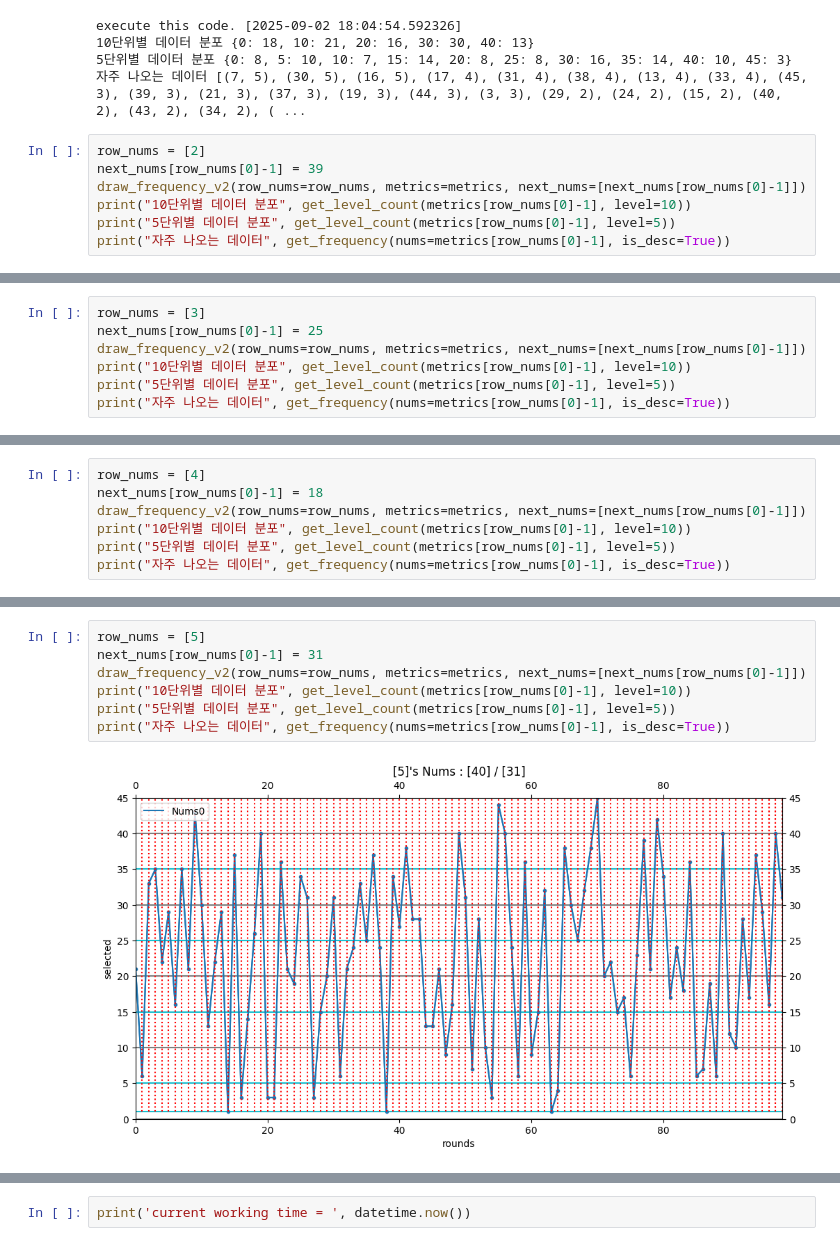
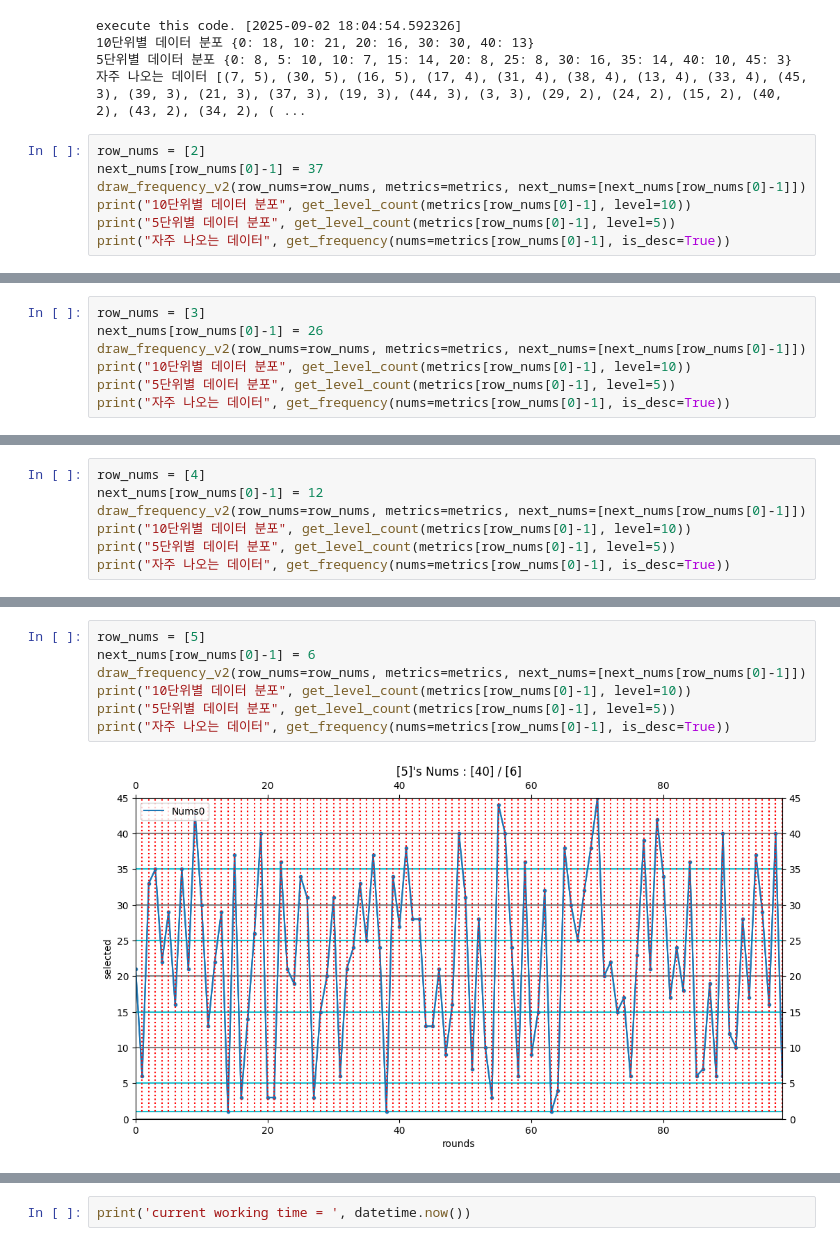
Before and after one commit to swhors/LSTM_Analyze, a Jupyter notebook: foresttrans/memo_re_0901_2.ipynb, the cells around one changed output, grey strips where cells are left out. Cells and saved outputs as stored; diff of their text form.

```diff
--- a/foresttrans/memo_re_0901_2.ipynb
+++ b/foresttrans/memo_re_0901_2.ipynb
@@ -333,7 +333,7 @@ execute this code. [2025-09-02 18:04:54.592326]
 자주 나오는 데이터 [(7, 5), (30, 5), (16, 5), (17, 4), (31, 4), (38, 4), (13, 4), (33, 4), (45, 3), (39, 3), (21, 3), (37, 3), (19, 3), (44, 3), (3, 3), (29, 2), (24, 2), (15, 2), (40, 2), (43, 2), (34, 2), ( ...
 # %%
 row_nums = [2]
-next_nums[row_nums[0]-1] = 39
+next_nums[row_nums[0]-1] = 37
 draw_frequency_v2(row_nums=row_nums, metrics=metrics, next_nums=[next_nums[row_nums[0]-1]])
 print("10단위별 데이터 분포", get_level_count(metrics[row_nums[0]-1], level=10))
 print("5단위별 데이터 분포", get_level_count(metrics[row_nums[0]-1], level=5))
@@ -346,7 +346,7 @@ execute this code. [2025-09-02 18:04:54.766340]
 자주 나오는 데이터 [(30, 5), (29, 5), (28, 5), (26, 4), (7, 4), (34, 4), (37, 4), (9, 4), (40, 3), (6, 3), (33, 3), (38, 3), (17, 3), (14, 3), (21, 3), (18, 3), (43, 2), (16, 2), (3, 2), (13, 2), (41, 2), (39 ...
 # %%
 row_nums = [3]
-next_nums[row_nums[0]-1] = 25
+next_nums[row_nums[0]-1] = 26
 draw_frequency_v2(row_nums=row_nums, metrics=metrics, next_nums=[next_nums[row_nums[0]-1]])
 print("10단위별 데이터 분포", get_level_count(metrics[row_nums[0]-1], level=10))
 print("5단위별 데이터 분포", get_level_count(metrics[row_nums[0]-1], level=5))
@@ -359,7 +359,7 @@ execute this code. [2025-09-02 18:04:55.083263]
 자주 나오는 데이터 [(12, 5), (19, 4), (10, 4), (14, 4), (34, 4), (20, 4), (35, 4), (39, 4), (23, 3), (7, 3), (6, 3), (40, 3), (38, 3), (4, 3), (15, 3), (27, 3), (13, 3), (8, 3), (42, 2), (21, 2), (44, 2), (25 ...
 # %%
 row_nums = [4]
-next_nums[row_nums[0]-1] = 18
+next_nums[row_nums[0]-1] = 12
 draw_frequency_v2(row_nums=row_nums, metrics=metrics, next_nums=[next_nums[row_nums[0]-1]])
 print("10단위별 데이터 분포", get_level_count(metrics[row_nums[0]-1], level=10))
 print("5단위별 데이터 분포", get_level_count(metrics[row_nums[0]-1], level=5))
@@ -372,10 +372,10 @@ execute this code. [2025-09-02 18:04:55.561026]
 자주 나오는 데이터 [(26, 5), (13, 5), (12, 4), (33, 4), (40, 4), (37, 4), (9, 4), (28, 3), (19, 3), (8, 3), (44, 3), (7, 3), (6, 3), (16, 3), (24, 3), (31, 3), (5, 3), (25, 3), (23, 3), (22, 2), (38, 2), (32, ...
 # %%
 row_nums = [5]
-next_nums[row_nums[0]-1] = 31
+next_nums[row_nums[0]-1] = 6
 draw_frequency_v2(row_nums=row_nums, metrics=metrics, next_nums=[next_nums[row_nums[0]-1]])
 print("10단위별 데이터 분포", get_level_count(metrics[row_nums[0]-1], level=10))
 print("5단위별 데이터 분포", get_level_count(metrics[row_nums[0]-1], level=5))
 print("자주 나오는 데이터", get_frequency(nums=metrics[row_nums[0]-1], is_desc=True))
 # %% [output]
-[figure, old version]
+[figure, new version]
```
Also changed, not shown: parts of 8 cells of this notebook, 5 other files.
